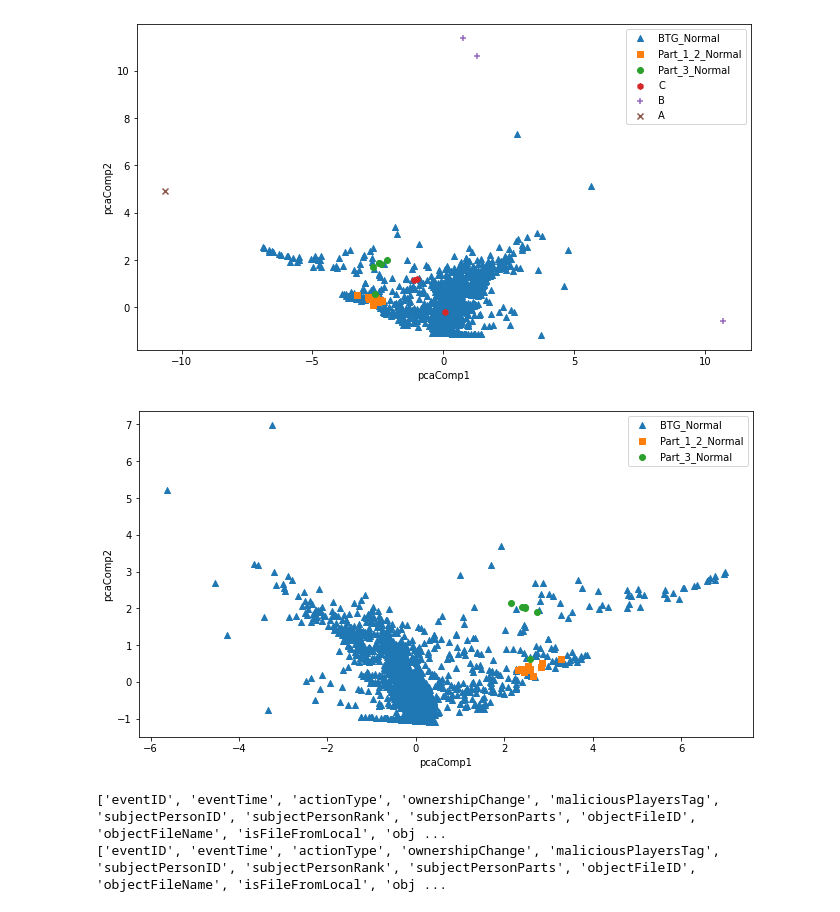
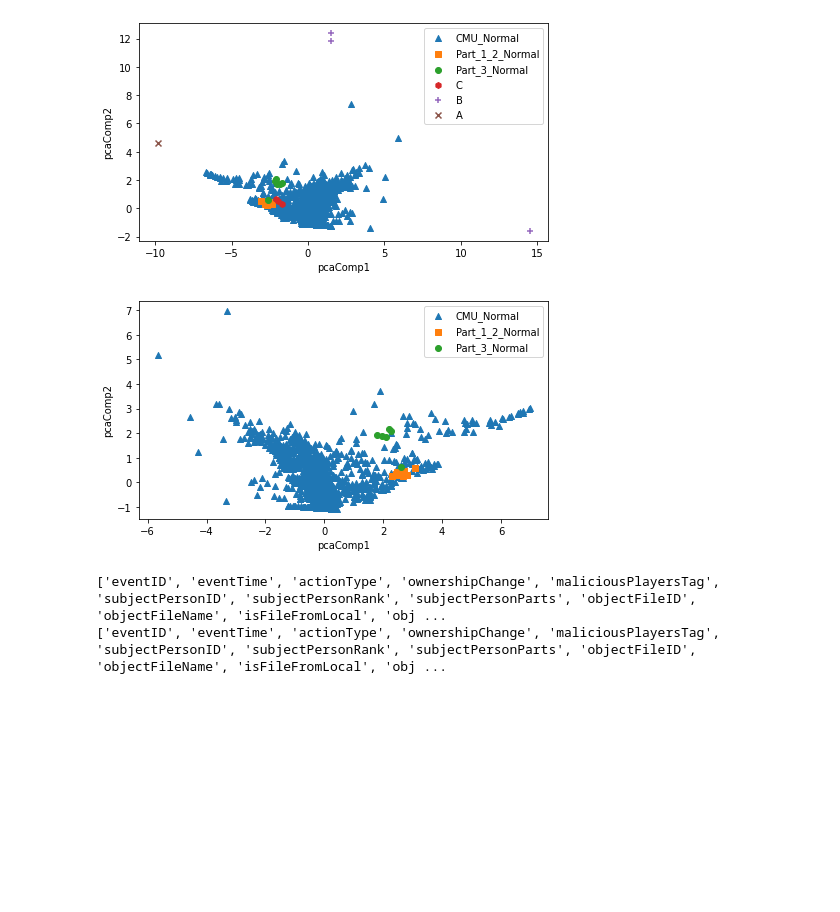
Before and after one commit to GDtoPlay/FileLogGenerator_public, a Jupyter notebook: dataEval2.ipynb, the cells around one changed output. Drawn from its saved outputs; the diff is of its cells as text; code cells hidden in the pictures; blank space fills up the shorter version.

```diff
--- a/dataEval2.ipynb
+++ b/dataEval2.ipynb
@@ -1009,7 +1013,7 @@ for user in NormalUserStatic:
         newArray = np.reshape(NormalUserStatic[user]['means'], (1,4))
         NormalUserAndGen = np.append(NormalUserAndGen, newArray, axis=0)
 
-    NormalUserAndGenTag.append('BTG_Normal')
+    NormalUserAndGenTag.append('CMU_Normal')
 
 
 for user in GenUserStatic:
@@ -1041,9 +1045,9 @@ NormalUserAndGenPCA_DF = pd.DataFrame(NormalUserAndGenPCA, columns = pcaColumns)
 NormalUserAndGenPCA_DF['tag'] = NormalUserAndGenTag
 # %%
 markers = ['^', 's', 'o', 'h', '+', 'x']
-tags = ['BTG_Normal', 'Part_1_2_Normal', 'Part_3_Normal', attacks[0], attacks[1], attacks[2]]
+tags = ['CMU_Normal', 'Part_1_2_Normal', 'Part_3_Normal', attacks[0], attacks[1], attacks[2]]
 
-plt.figure(figsize=(11, 6))
+plt.figure(figsize=(11*2/3, 6*2/3))
 
 for i, marker in enumerate(markers):
     x_axis = NormalUserAndGenPCA_DF[NormalUserAndGenPCA_DF['tag']==tags[i]]['pcaComp1']
@@ -1055,7 +1059,7 @@ plt.xlabel('pcaComp1')
 plt.ylabel('pcaComp2')
 plt.show()
 # %% [output]
-[figure, old version]
+[figure, new version]
 # %%
 NormalUserAndGen = None
 NormalUserAndGenTag = []
@@ -1070,7 +1074,7 @@ for user in NormalUserStatic:
         newArray = np.reshape(NormalUserStatic[user]['means'], (1,4))
         NormalUserAndGen = np.append(NormalUserAndGen, newArray, axis=0)
 
-    NormalUserAndGenTag.append('BTG_Normal')
+    NormalUserAndGenTag.append('CMU_Normal')
 
 
 for user in GenUserStatic:
@@ -1093,21 +1097,21 @@ NormalUserAndGenPCA_DF = pd.DataFrame(NormalUserAndGenPCA, columns = pcaColumns)
 NormalUserAndGenPCA_DF['tag'] = NormalUserAndGenTag
 # %%
 markers = ['^', 's', 'o']
-tags = ['BTG_Normal', 'Part_1_2_Normal', 'Part_3_Normal']
+tags = ['CMU_Normal', 'Part_1_2_Normal', 'Part_3_Normal']
 
-plt.figure(figsize=(11, 6))
+plt.figure(figsize=(11*2/3, 6*2/3))
 
 for i, marker in enumerate(markers):
     x_axis = NormalUserAndGenPCA_DF[NormalUserAndGenPCA_DF['tag']==tags[i]]['pcaComp1']
     y_axis = NormalUserAndGenPCA_DF[NormalUserAndGenPCA_DF['tag']==tags[i]]['pcaComp2']
     plt.scatter(x_axis, y_axis, marker=marker,label=tags[i])
 
 plt.legend()
 plt.xlabel('pcaComp1')
 plt.ylabel('pcaComp2')
 plt.show()
 # %% [output]
-[figure, old version]
+[figure, new version]
 # %%
 import csv
 import datetime
```
Also changed, not shown: parts of 21 cells of this notebook, 1 other file.
